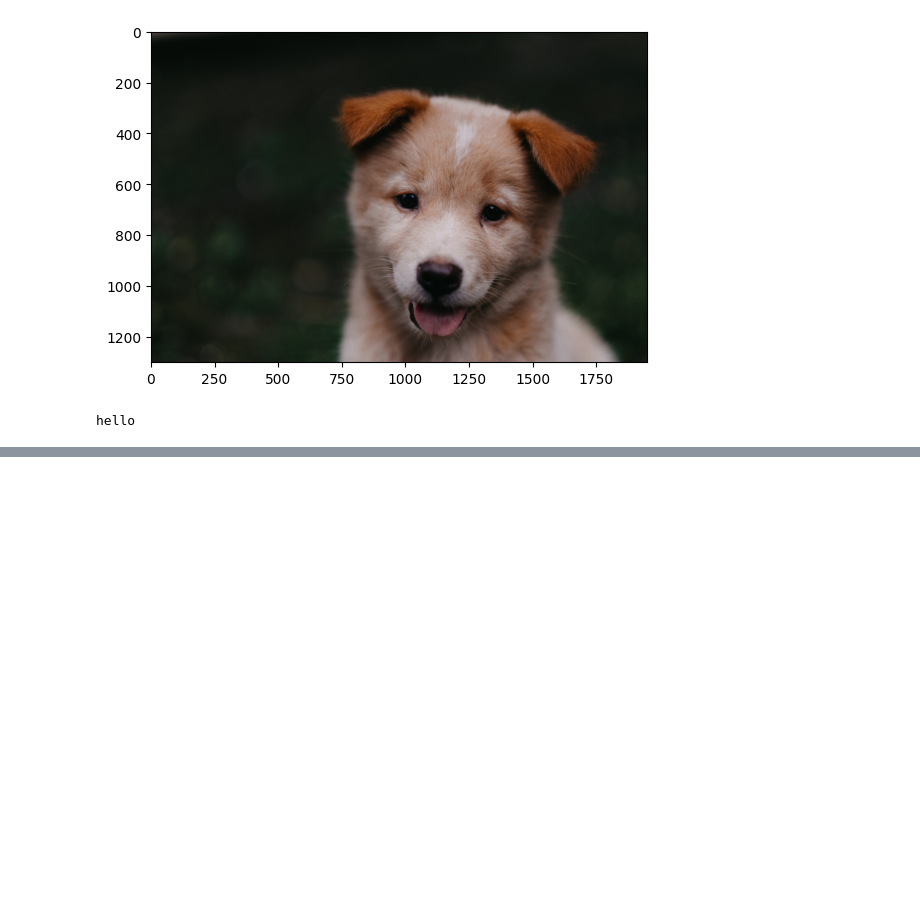
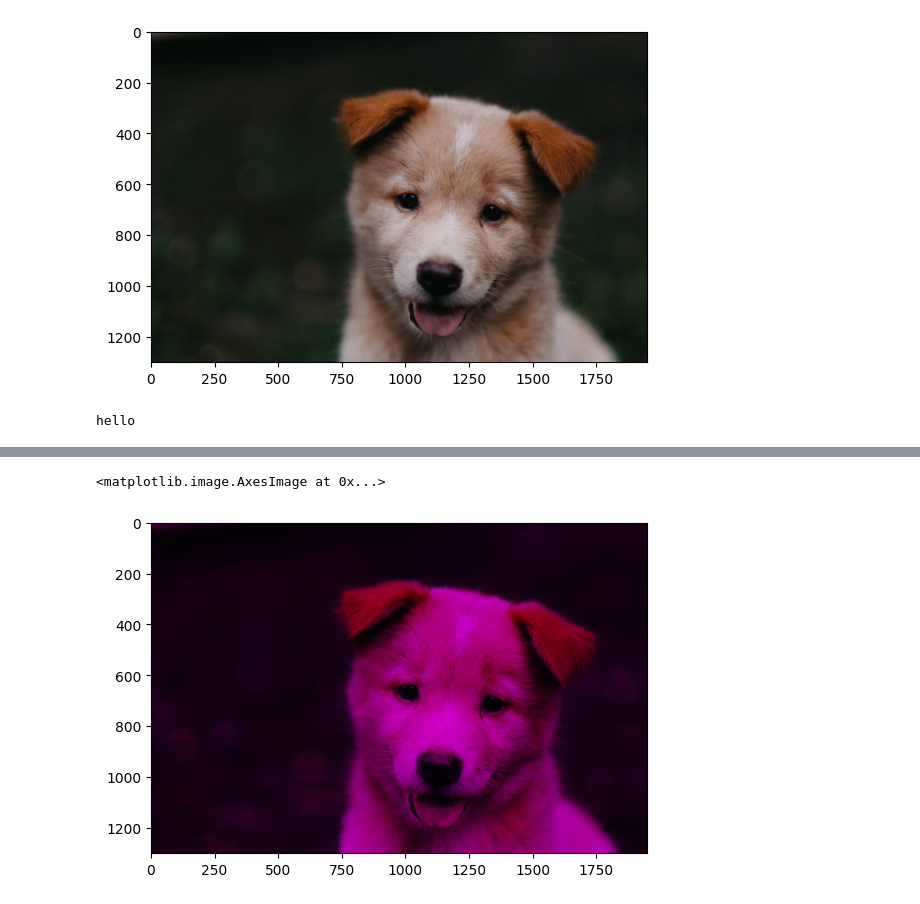
Before and after one commit to KamranBaig1122/python_prac, a Jupyter notebook: image_opener.ipynb, the cells around one changed output, grey strips where cells are left out. Saved outputs shown, nothing was run; the diff lists cells and outputs as text; code cells hidden in the pictures; blank space fills up the shorter version.

```diff
--- a/image_opener.ipynb
+++ b/image_opener.ipynb
@@ -35,0 +61,7 @@ hello
+# %%
+#Green Remove
+pic_red[:,:,1]=0
+plt.imshow(pic_red)
+# %% [output]
+<matplotlib.image.AxesImage at 0x...>
+[figure, added]
```
Also changed, not shown: parts of 6 cells of this notebook, 1 other file.
